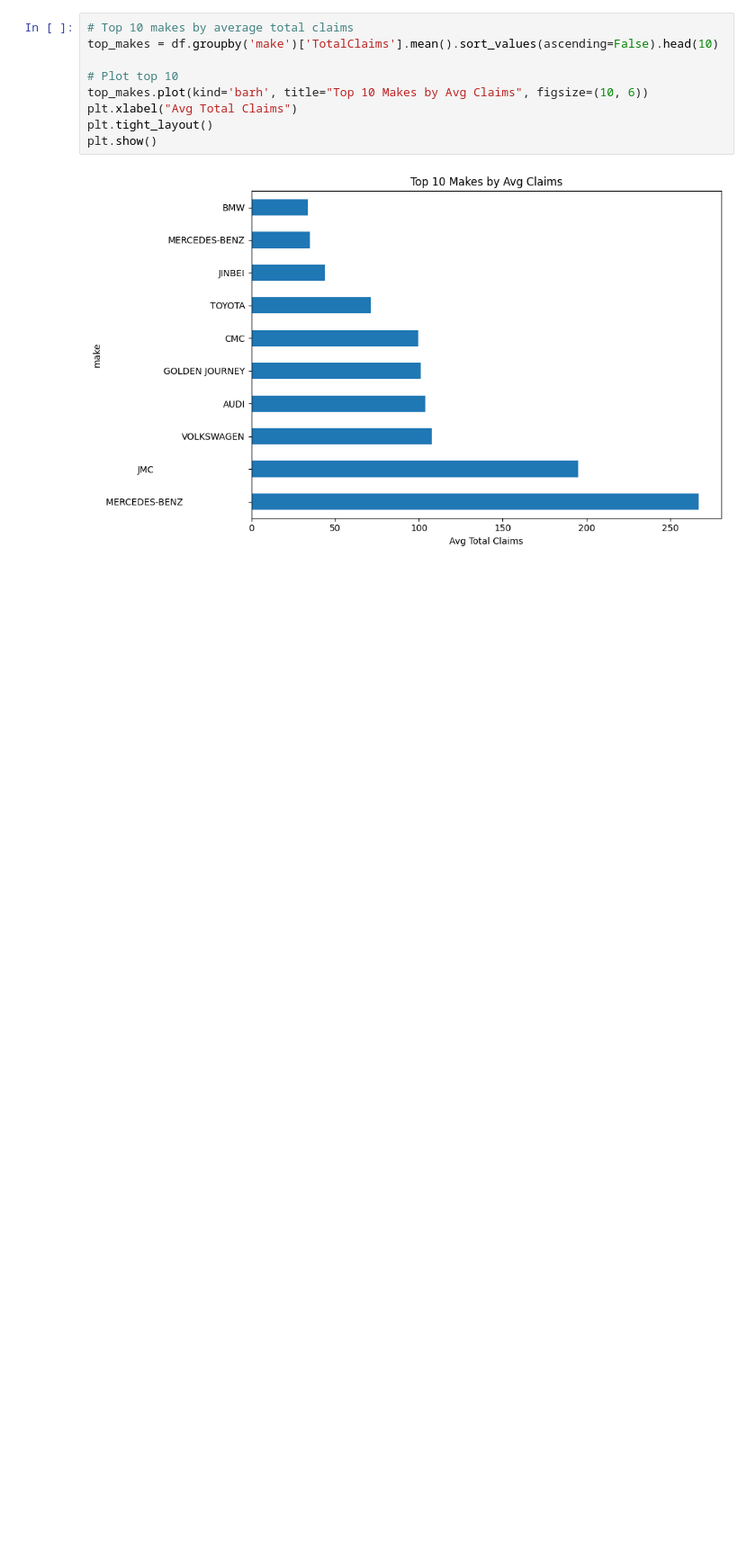
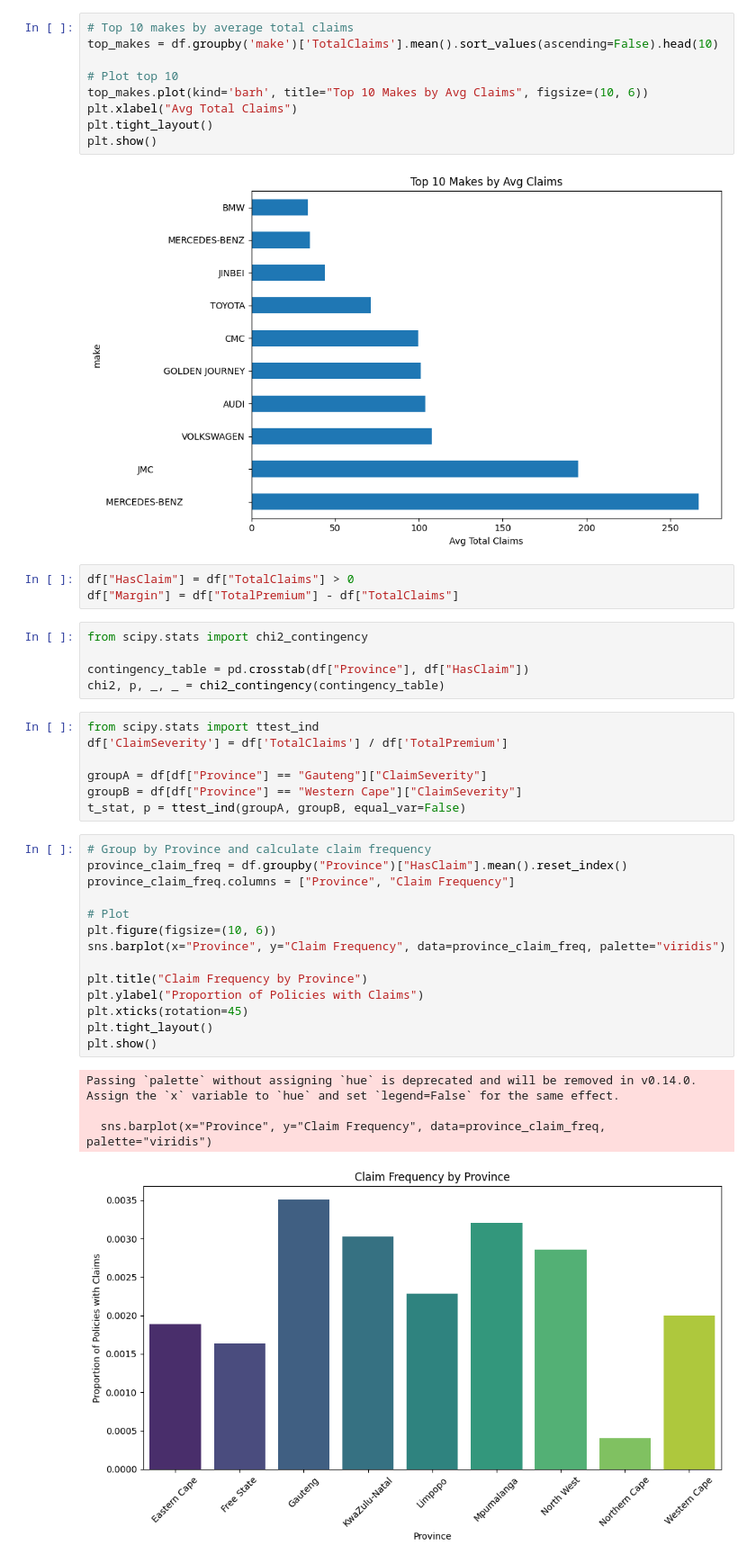
Before and after one commit to anteneh24/acis-car-insurance-risk-analysis, a Jupyter notebook: Notebook/Untitled.ipynb, the cells around one changed output. Shown at 90% size. Drawn from its saved outputs; the diff is of its cells as text; blank space fills up the shorter version.

Commit message:
Conducted A/B tests on risk across province, zip code, gender; documented business insights

```diff
--- a/Notebook/Untitled.ipynb
+++ b/Notebook/Untitled.ipynb
@@ -126,3 +126,37 @@ plt.tight_layout()
 plt.show()
 # %% [output]
 [figure]
+# %%
+df["HasClaim"] = df["TotalClaims"] > 0
+df["Margin"] = df["TotalPremium"] - df["TotalClaims"]
+# %%
+from scipy.stats import chi2_contingency
+
+contingency_table = pd.crosstab(df["Province"], df["HasClaim"])
+chi2, p, _, _ = chi2_contingency(contingency_table)
+# %%
+from scipy.stats import ttest_ind
+df['ClaimSeverity'] = df['TotalClaims'] / df['TotalPremium']
+
+groupA = df[df["Province"] == "Gauteng"]["ClaimSeverity"]
+groupB = df[df["Province"] == "Western Cape"]["ClaimSeverity"]
+t_stat, p = ttest_ind(groupA, groupB, equal_var=False)
+# %%
+# Group by Province and calculate claim frequency
+province_claim_freq = df.groupby("Province")["HasClaim"].mean().reset_index()
+province_claim_freq.columns = ["Province", "Claim Frequency"]
+
+# Plot
+plt.figure(figsize=(10, 6))
+sns.barplot(x="Province", y="Claim Frequency", data=province_claim_freq, palette="viridis")
+
+plt.title("Claim Frequency by Province")
+plt.ylabel("Proportion of Policies with Claims")
+plt.xticks(rotation=45)
+plt.tight_layout()
+plt.show()
+# %% [output]
+Passing `palette` without assigning `hue` is deprecated and will be removed in v0.14.0. Assign the `x` variable to `hue` and set `legend=False` for the same effect.
+
+  sns.barplot(x="Province", y="Claim Frequency", data=province_claim_freq, palette="viridis")
+[figure, added]
```
